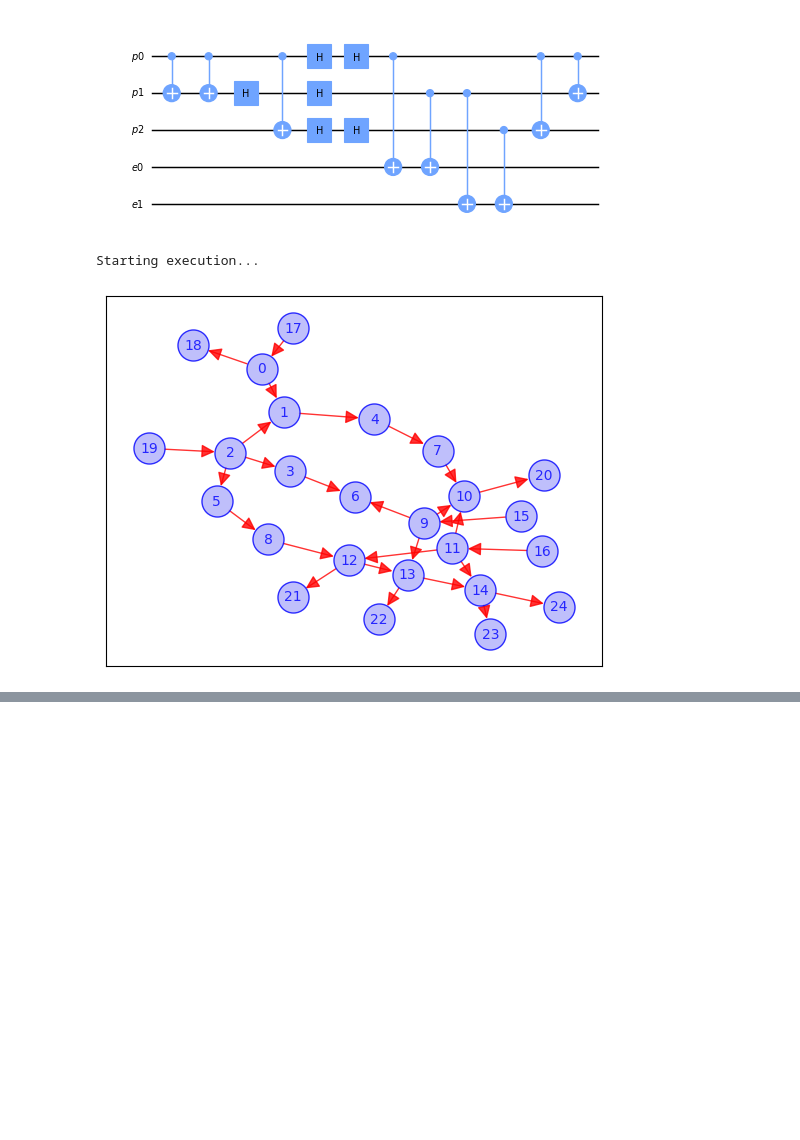
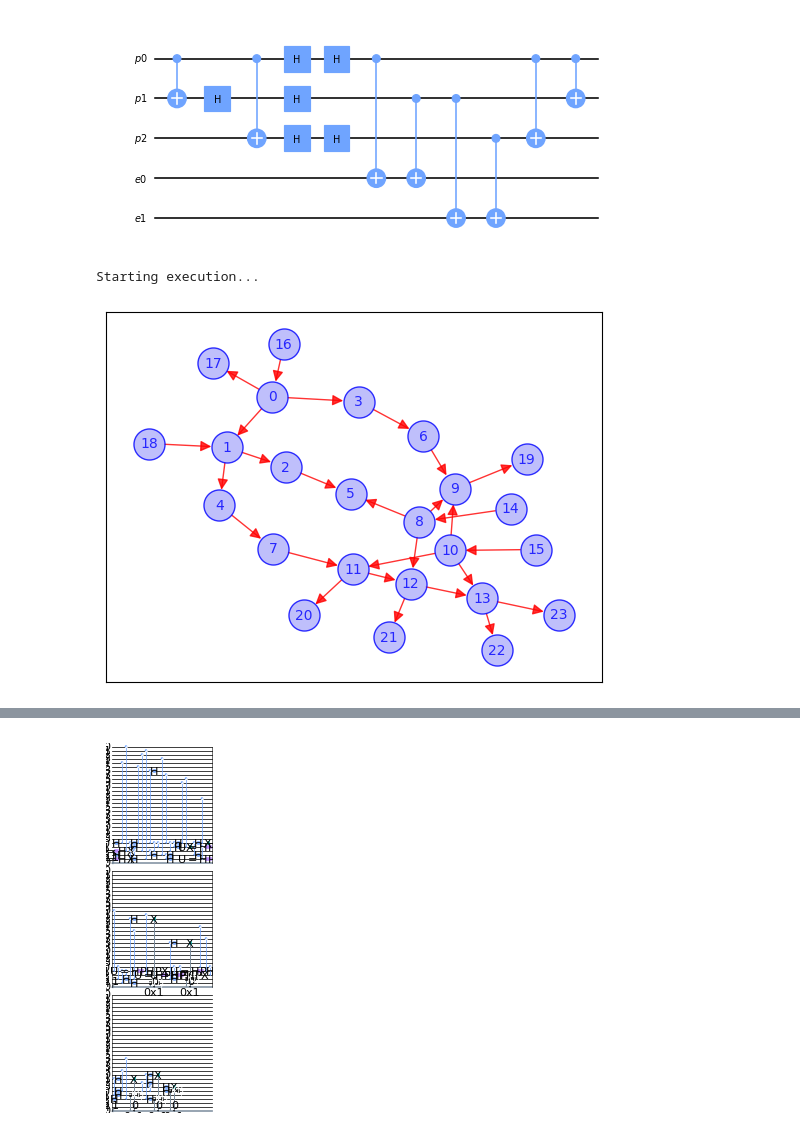
Before and after one commit to Aljumaily/COSC5P30, a Jupyter notebook: cosc5p70_final_project.ipynb, the cells around one changed output, grey strips where cells are left out. Cells and saved outputs as stored; diff of their text form; code cells hidden in the pictures; blank space fills up the shorter version.

```diff
--- a/cosc5p70_final_project.ipynb
+++ b/cosc5p70_final_project.ipynb
@@ -246,14 +370,10 @@ n: int = 2 # Generates two isomorphic graphs
 # %%
-
-
-#import CircuitOptimizer
 import time
 from networkx import Graph
 from graphiq.circuit.ops import Hadamard, CNOT, Phase
 
 engine: CircuitOptimizer = CircuitOptimizer(e=2, p=3, c=0)
 
-engine.add(CNOT(control=0, control_type="p", target=1, target_type="p"))
 engine.add(CNOT(control=0, control_type="p", target=1, target_type="p"))
 engine.add(CNOT(control=0, control_type="p", target=2, target_type="p"))
 
@@ -264,46 +384,41 @@ engine.add(Hadamard(register=2, reg_type="p"))
 # engine.add(SigmaZ(register=2, reg_type="p"))
 
 # z gate error
+
 
 #hadamards
 engine.add(Hadamard(register=0, reg_type="p"))
 engine.add(Hadamard(register=1, reg_type="p"))
 engine.add(Hadamard(register=2, reg_type="p"))
 
 #syndrome extraction
 # engine.add(ClassicalCNOT(control=1, control_type="p", target=0, target_type="p", c_register=0))
 engine.add(CNOT(control=0, control_type="p", target=0, target_type="e"))
 engine.add(CNOT(control=1, control_type="p", target=0, target_type="e"))
 engine.add(CNOT(control=1, control_type="p", target=1, target_type="e"))
 engine.add(CNOT(control=2, control_type="p", target=1, target_type="e"))
 
-# # engine.add(CNOT(control=0, control_type="p", target=3, target_type="p"))
-# engine.add(
-#     MeasurementCNOTandReset(
-#         control=0, control_type="e", target=1, target_type="p", c_register=0
-#     )
-# )
 
 engine.add(CNOT(control=0, control_type="p", target=2, target_type="p"))
 engine.add(CNOT(control=0, control_type="p", target=1, target_type="p"))
 
 
 engine.draw_circuit()
 engine.get_graph_edges()
 print("Starting execution...")
 engine.plot_converted_numeric_graph()
 start = time.time()
 # engine.relabel_graph(engine.get_graph())
 # engine.best_circuit_depth_of_isomorphic_graphs(100)
 eq_lc_graphs: list[Graph] = engine.get_lc_equivalent_graphs(n)
 engine.get_lowest_circuit_depth(eq_lc_graphs)
 end = time.time()
 length = end - start
 print("The execution has been completed. It took", length, "seconds!")
 #100+300+3000+30000+10000+1000
 # %% [output]
-[figure, old version]
+[figure, new version]
 Starting execution...
-[figure, old version]
+[figure, new version]
 Initial circuit depth: 34
 New circuit depth: 33
@@ -311,0 +427 @@ The execution has been completed. It took 52.943610191345215 seconds!
+[figure, added]
```
Also changed, not shown: parts of 5 cells of this notebook.
